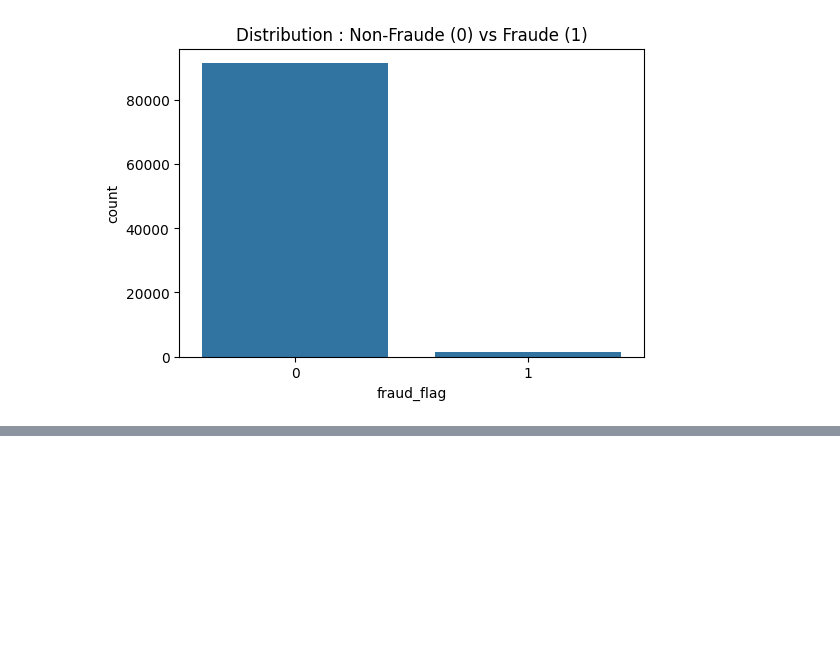
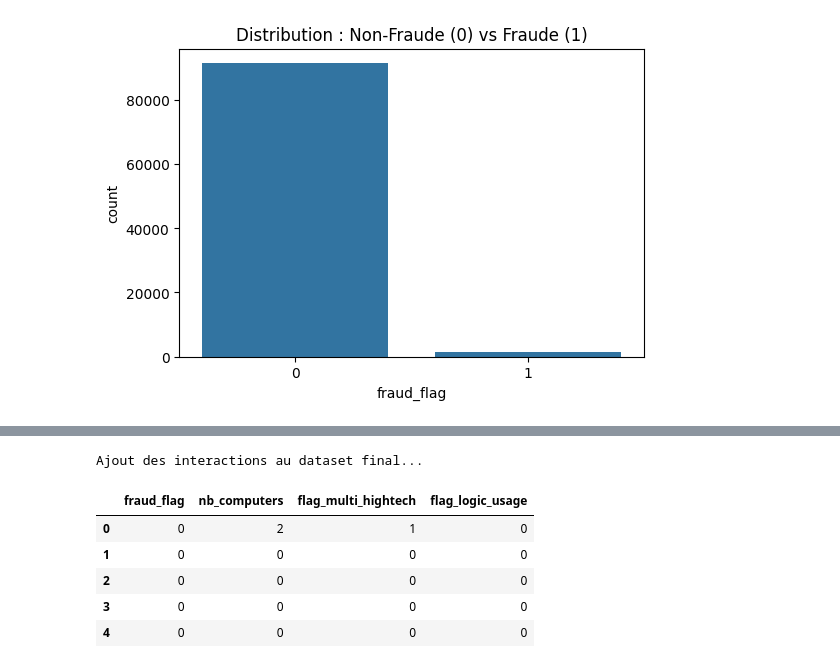
Before and after one commit to XGachet/Projet-ML-BNP-Paribas, a Jupyter notebook: notebooks/notebook.ipynb, the cells around one changed output, grey strips where cells are left out. Drawn from its saved outputs; the diff is of its cells as text; code cells hidden in the pictures; blank space fills up the shorter version.

```diff
--- a/notebooks/notebook.ipynb
+++ b/notebooks/notebook.ipynb
@@ -132,0 +544,55 @@ Dimensions du format Long (Items)     : (163357, 7)
+# %%
+# On prépare des listes de mots-clés basées sur nos découvertes
+keywords_computers = ['computer', 'macbook', 'laptop', 'imac']
+keywords_tablets = ['ipad', 'tablet']
+keywords_accessories = ['pencil', 'adaptor', 'adapter', 'cable', 'mouse', 'keyboard', 'cover', 'case']
+keywords_baby_travel = ['baby child travel', 'bugaboo', 'pushchair', 'stroller']
+
+def count_keywords(text_series, keywords):
+    # Compte combien de fois un des mots-clés apparait dans le panier
+    return text_series.apply(lambda x: sum(1 for k in keywords if k in str(x).lower())).sum()
+
+# On crée un tableau temporaire par ID
+df_interact = df_items.groupby('ID').apply(lambda x: pd.Series({
+    # 1. Combien d'ordinateurs dans le panier ? (Pour détecter Computer + Computer)
+    'nb_computers': count_keywords(x['category'], ['computers']) + count_keywords(x['model'], keywords_computers),
+
+    # 2. Combien de tablettes ?
+    'nb_tablets': count_keywords(x['model'], keywords_tablets),
+
+    # 3. Combien d'accessoires "honnêtes" (Pencil, Adapter...) ?
+    'nb_honest_accessories': count_keywords(x['model'], keywords_accessories)
+
+})).reset_index()
+
+# --- CRÉATION DES FLAGS D'INTERACTION ---
+
+# A. Flag "Gourmandise High-Tech" : Avoir au moins 2 gros appareils (Ordi+Ordi ou Ordi+Tablette)
+df_interact['flag_multi_hightech'] = ((df_interact['nb_computers'] + df_interact['nb_tablets']) >= 2).astype(int)
+
+# B. Flag "Logique Honnête" : Avoir un appareil cher MAIS avec un accessoire pas cher
+# (Si j'ai un ordi ET un accessoire, je suis probablement honnête)
+df_interact['flag_logic_usage'] = ((df_interact['nb_computers'] > 0) & (df_interact['nb_honest_accessories'] > 0)).astype(int)
+
+
+# --- FUSION AVEC DF_FINAL ---
+print("Ajout des interactions au dataset final...")
+cols_interact = ['nb_computers', 'flag_multi_hightech', 'flag_logic_usage']
+
+# Nettoyage préventif
+df_final = df_final.drop(columns=[c for c in cols_interact if c in df_final.columns], errors='ignore')
+
+# Fusion
+df_final = pd.merge(df_final, df_interact[['ID'] + cols_interact], on='ID', how='left')
+df_final[cols_interact] = df_final[cols_interact].fillna(0)
+
+cols_check = ['fraud_flag', 'nb_computers', 'flag_multi_hightech', 'flag_logic_usage']
+display(df_final[cols_check].head())
+# %% [output]
+Ajout des interactions au dataset final...
+|  | fraud_flag | nb_computers | flag_multi_hightech | flag_logic_usage |
+| 0 | 0 | 2 | 1 | 0 |
+| 1 | 0 | 0 | 0 | 0 |
+| 2 | 0 | 0 | 0 | 0 |
+| 3 | 0 | 0 | 0 | 0 |
+| 4 | 0 | 0 | 0 | 0 |
```
Also changed, not shown: parts of 20 cells of this notebook.
